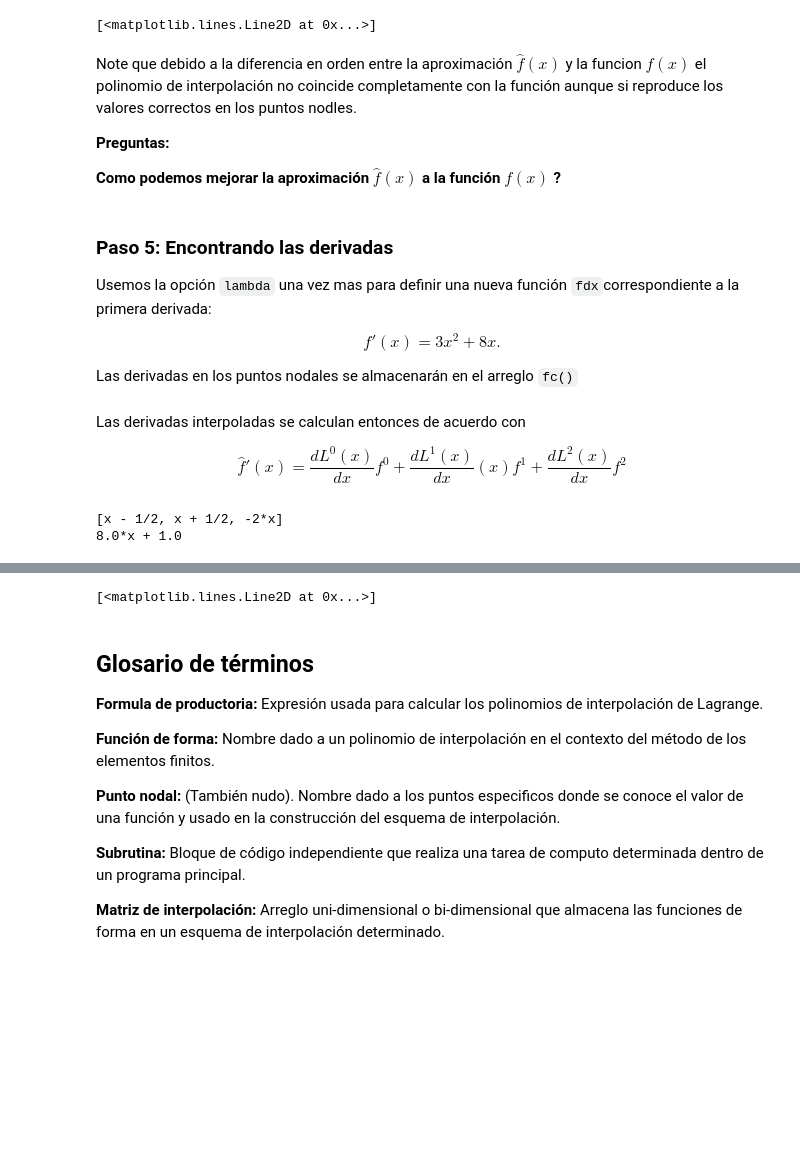
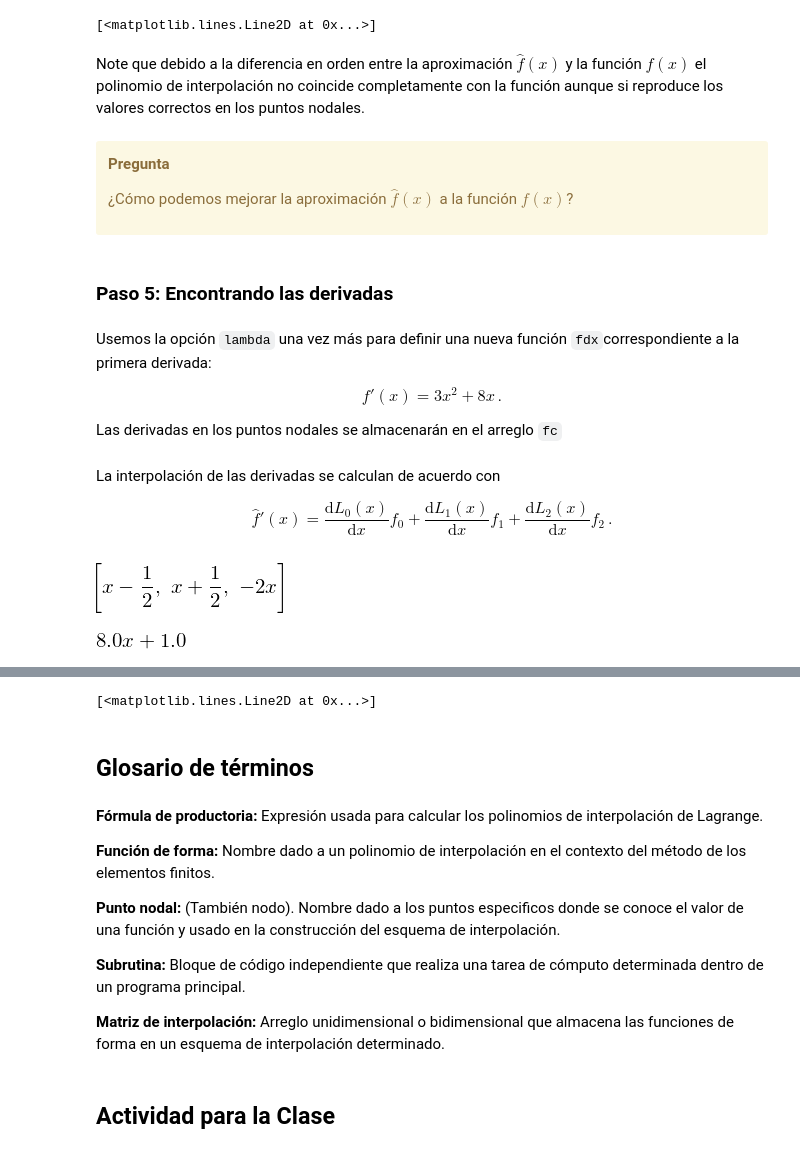
Before and after one commit to AppliedMechanics-EAFIT/modelacion_computacional, a Jupyter notebook: notebooks/02a_interpolacion.ipynb, the cells around one changed output, grey strips where cells are left out. Saved outputs shown, nothing was run; the diff lists cells and outputs as text; code cells hidden in the pictures; blank space fills up the shorter version.

Commit message:
Actualizar formato notebooks

```diff
--- a/notebooks/02a_interpolacion.ipynb
+++ b/notebooks/02a_interpolacion.ipynb
@@ -229,60 +249,66 @@ plt.plot(xx, zz)
 [interactive output not drawn]
 [<matplotlib.lines.Line2D at 0x...>]
 # %% [markdown]
-Note que debido a la diferencia en orden entre la aproximación $\hat f(x)$ y la funcion $f(x)$  el polinomio de interpolación no coincide completamente con la función aunque si reproduce los valores correctos en los puntos nodles.
-
-**Preguntas:**
-
-**Como podemos mejorar la aproximación $\hat f (x)$  a la función $f(x)$ ?**
+Note que debido a la diferencia en orden entre la aproximación $\hat{f}(x)$ y la función $f(x)$  el polinomio de interpolación no coincide completamente con la función aunque si reproduce los valores correctos en los puntos nodales.
+# %% [markdown]
+<div class="alert alert-warning">
+
+**Pregunta**
+
+¿Cómo podemos mejorar la aproximación $\hat{f}(x)$  a la función $f(x)$?
+</div>
+# %% [markdown]
+### Paso 5: Encontrando las derivadas
 # %% [markdown]
-### Paso 5: Encontrando las derivadas
-Usemos la opción `lambda` una vez mas para definir una nueva función `fdx`correspondiente a la primera derivada:
+Usemos la opción `lambda` una vez más para definir una nueva función `fdx`correspondiente a la primera derivada:
 
-$$f'(x)=3x^2+8x.$$
+$$f'(x) = 3x^2 + 8x\, .$$
 
-Las derivadas en los puntos nodales se almacenarán en el arreglo `fc()`
+Las derivadas en los puntos nodales se almacenarán en el arreglo `fc`
 # %%
 fdx = lambda x: 3*x**2+8.0*x
 fc = np.array([fdx(-1.0), fdx(1.0) ,fdx(0.0)])
 # %% [markdown]
-Las derivadas interpoladas se calculan entonces de acuerdo con
-
+La interpolación de las derivadas se calculan de acuerdo con
 
 \begin{equation}
-\hat f'(x) = \frac{dL^0(x)}{dx} f^0 + \frac{dL^1(x)}{dx}(x) f^1 + \frac{dL^2(x)}{dx} f^2
+\hat{f}'(x) = \frac{\mathrm{d}L_0(x)}{\mathrm{d}x} f_0 + \frac{\mathrm{d}L_1(x)}{\mathrm{d}x} f_1 + \frac{\mathrm{d}L_2(x)}{\mathrm{d}x} f_2\, .
 \end{equation}
 # %%
 dpol = []
 dpol.append(sym.diff(pol[0],x))
 dpol.append(sym.diff(pol[1],x))
 dpol.append(sym.diff(pol[2],x))
-print(dpol)
-print(dpol[0]*fd[0]+dpol[1]*fd[1]+dpol[2]*fd[2])
-#
+display(dpol)
+display(dpol[0]*fd[0] + dpol[1]*fd[1] + dpol[2]*fd[2])
+
 plt.figure(3)
 yy= fdx(xx)
 plt.plot(xx, yy ,'r--')
 plt.plot([-1, 1, 0], fc, 'ko')
-#
+
 for i in range(npts):
-    yy[i] = fd[0]*dpol[0].subs([(x, xx[i])]) + fd[1]*dpol[1].subs([(x, xx[i])])+ fd[2]*dpol[2].subs([(x, xx[i])])
+    yy[i] = fd[0]*dpol[0].subs([(x, xx[i])]) + fd[1]*dpol[1].subs([(x, xx[i])])\
+            + fd[2]*dpol[2].subs([(x, xx[i])])
 plt.plot(xx, yy)
 # %% [output]
-[x - 1/2, x + 1/2, -2*x]
-8.0*x + 1.0
+[figure, added]
+[figure, added]
 [interactive output not drawn]
 [interactive output not drawn]
-[<matplotlib.lines.Line2D at 0x...>]
+[<matplotlib.lines.Line2D at 0x...>]
+# %% [markdown]
+## Glosario de términos
 # %% [markdown]
-## Glosario de términos
-
-**Formula de productoria:** Expresión usada para calcular los polinomios de interpolación de Lagrange.
+**Fórmula de productoria:** Expresión usada para calcular los polinomios de interpolación de Lagrange.
 
 **Función de forma:** Nombre dado a un polinomio de interpolación en el contexto del método de los elementos finitos.
 
-**Punto nodal:** (También nudo). Nombre dado a los puntos especificos donde se conoce el valor de una función y usado en la construcción del esquema de interpolación.
+**Punto nodal:** (También nodo). Nombre dado a los puntos especificos donde se conoce el valor de una función y usado en la construcción del esquema de interpolación.
 
-**Subrutina:** Bloque de código independiente que realiza una tarea de computo determinada dentro de un programa principal.
+**Subrutina:** Bloque de código independiente que realiza una tarea de cómputo determinada dentro de un programa principal.
 
-**Matriz de interpolación:** Arreglo uni-dimensional o bi-dimensional que almacena las funciones de forma en un esquema de interpolación determinado.
+**Matriz de interpolación:** Arreglo unidimensional o bidimensional que almacena las funciones de forma en un esquema de interpolación determinado.
+# %% [markdown]
+## Actividad para la Clase
 # %% [markdown]
```
Also changed, not shown: parts of 34 cells of this notebook, 7 other files.
